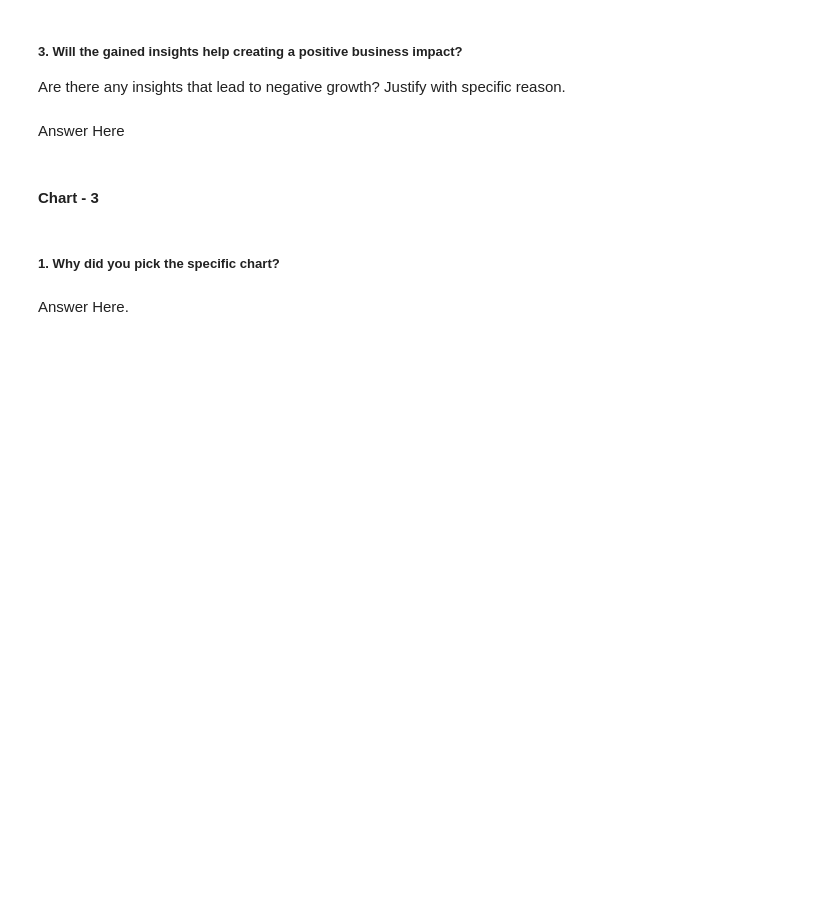
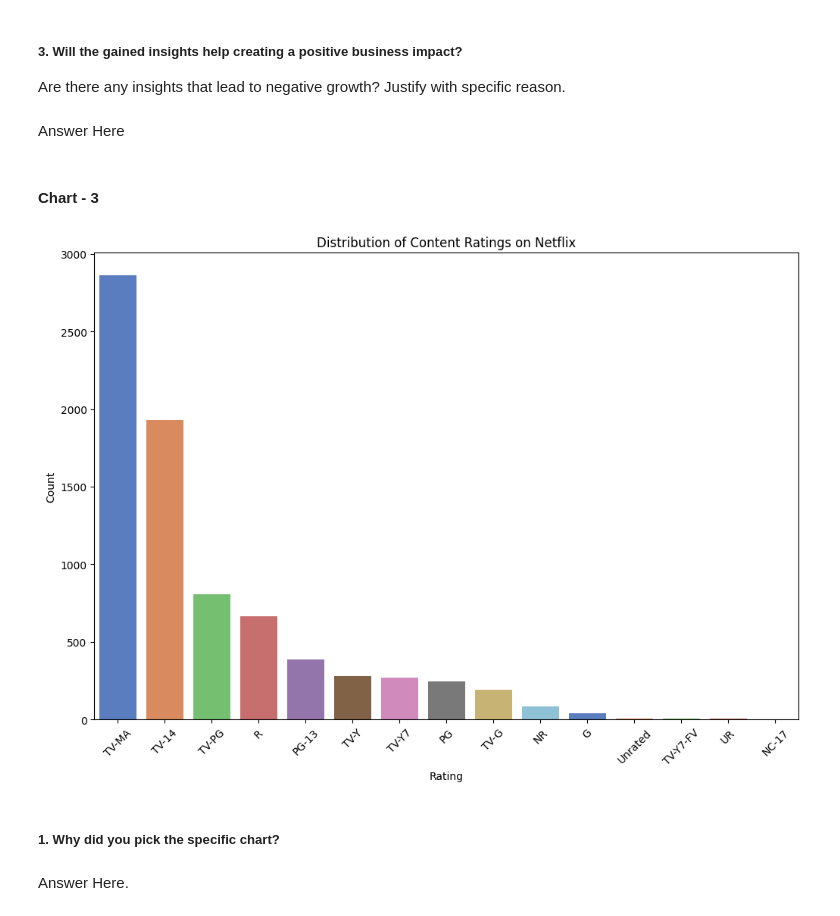
Before and after one commit to Manikanta898/Unsupervised-ML---Netflix-Movies-and-TV-Shows-Clustering, a Jupyter notebook: Netflix_Movies_and_TV_Shows_Clustering.ipynb, the cells around one changed output. Saved outputs shown, nothing was run; the diff lists cells and outputs as text; code cells hidden in the pictures; blank space fills up the shorter version.

```diff
--- a/Netflix_Movies_and_TV_Shows_Clustering.ipynb
+++ b/Netflix_Movies_and_TV_Shows_Clustering.ipynb
@@ -420,12 +531,14 @@ Answer Here
 #### Chart - 3
 # %%
 plt.figure(figsize=(12,8))
-sns.countplot(data=data, x='rating', palette='muted', order=data['rating'].value_counts().index)
+sns.countplot(data=df, x='rating', palette='muted', order=df['rating'].value_counts().index)
 plt.title('Distribution of Content Ratings on Netflix')
 plt.xlabel('Rating')
 plt.ylabel('Count')
 plt.xticks(rotation=45)
 plt.show()
+# %% [output]
+[figure, added]
 # %% [markdown]
 ##### 1. Why did you pick the specific chart?
 # %% [markdown]
```
Also changed, not shown: parts of 26 cells of this notebook.
